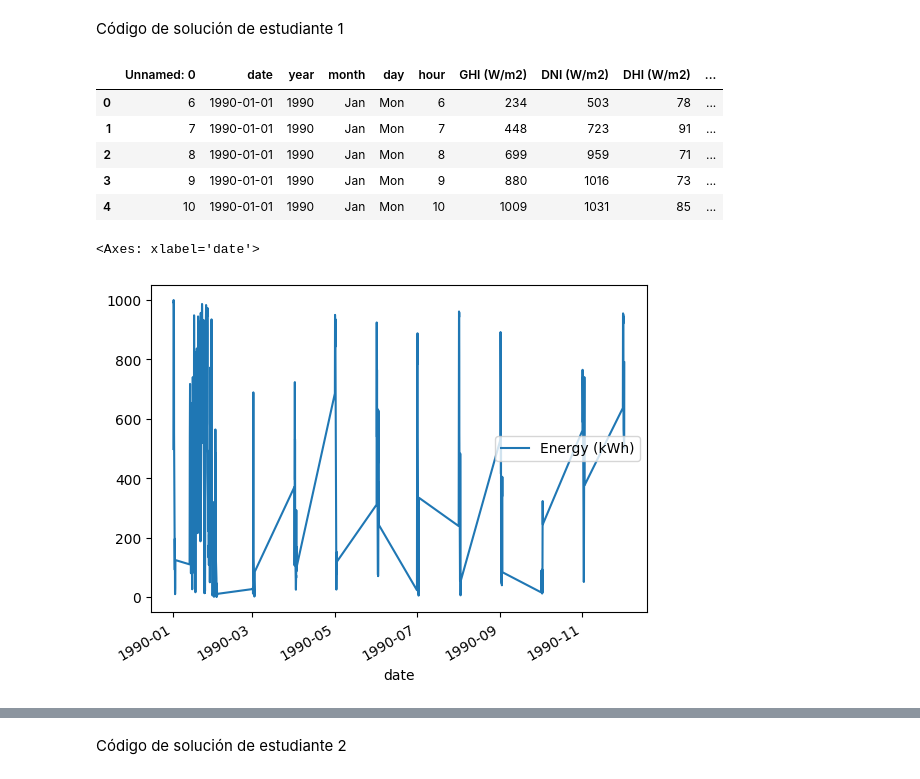
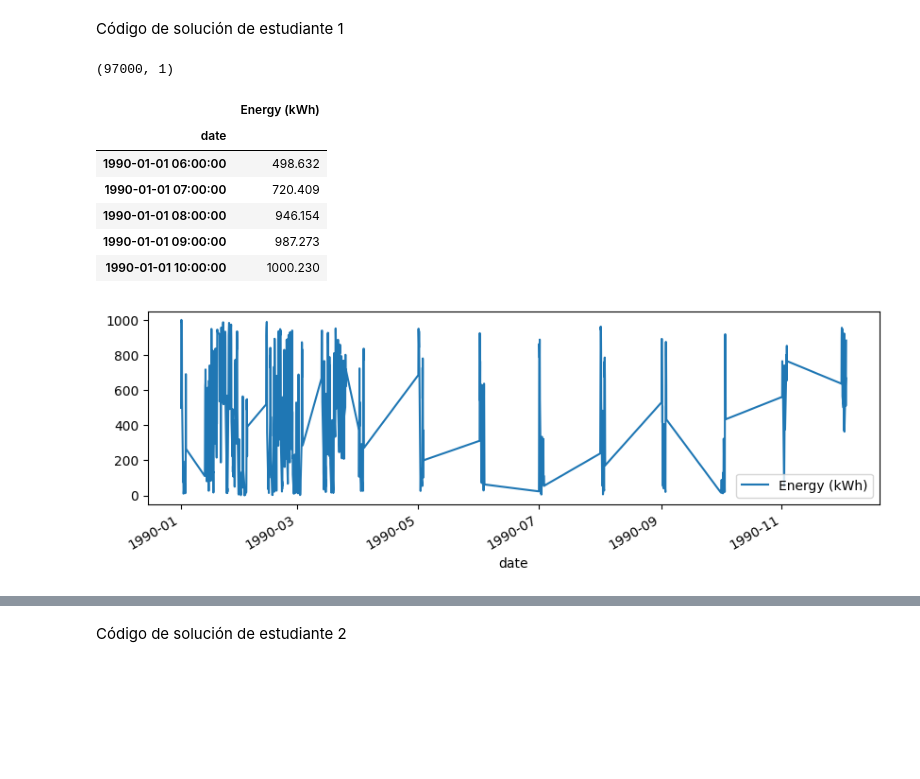
Before and after one commit to xagallegos/ProyectoConjunto_XGallegos_CERodriguez, a Jupyter notebook: Tarea3.ipynb, the cells around one changed output, grey strips where cells are left out. Saved outputs shown, nothing was run; the diff lists cells and outputs as text; code cells hidden in the pictures; blank space fills up the shorter version.

```diff
--- a/Tarea3.ipynb
+++ b/Tarea3.ipynb
@@ -167,12 +180,3 @@ Código de solución de estudiante 1
 # Código de solución de estudiante 1
 file = 'https://github.com/quaesito/time-series-forecast-sarimax-prophet/blob/master/A4.xlsx?raw=true'
 forecast = LinearForecast(file, 'xlsx')
-# %%
-forecast.data.head()
-# %% [output]
-|  | Unnamed: 0 | date | year | month | day | hour | GHI (W/m2) | DNI (W/m2) | DHI (W/m2) | ... |
-| 0 | 6 | 1990-01-01 | 1990 | Jan | Mon | 6 | 234 | 503 | 78 | ... |
-| 1 | 7 | 1990-01-01 | 1990 | Jan | Mon | 7 | 448 | 723 | 91 | ... |
-| 2 | 8 | 1990-01-01 | 1990 | Jan | Mon | 8 | 699 | 959 | 71 | ... |
-| 3 | 9 | 1990-01-01 | 1990 | Jan | Mon | 9 | 880 | 1016 | 73 | ... |
-| 4 | 10 | 1990-01-01 | 1990 | Jan | Mon | 10 | 1009 | 1031 | 85 | ... |
@@ -179,15 +185,28 @@ forecast.data.head()
 # %%
-# Sumar fecha y hora
-forecast.data.date = [d + pd.Timedelta(h, unit='hour') for d, h in forecast.data[['date', 'hour']].values]
-forecast.data.set_index('date', inplace=True) # asignarla como índice
+for df in [forecast.data, forecast.train, forecast.test]:
+    # Sumar fecha y hora
+    df.date = [d + pd.Timedelta(h, unit='hour') for d, h in df[['date', 'hour']].values]
+    df.set_index('date', inplace=True) # asignarla como índice
 
-# Conservar únicamente la fecha y la columna a predecir -> energía
-forecast.data.drop(columns = [c for c in forecast.data.columns if c != 'Energy (kWh)'], inplace=True)
+    # Conservar únicamente la fecha y la columna a predecir -> energía
+    df.drop(columns = [c for c in df.columns if c != 'Energy (kWh)'], inplace=True)
+
+print(forecast.data.shape)
+forecast.data.head()
+# %% [output]
+(97000, 1)
+|  | Energy (kWh) |
+| date |  |
+| 1990-01-01 06:00:00 | 498.632 |
+| 1990-01-01 07:00:00 | 720.409 |
+| 1990-01-01 08:00:00 | 946.154 |
+| 1990-01-01 09:00:00 | 987.273 |
+| 1990-01-01 10:00:00 | 1000.230 |
 # %%
 # Graficar la serie de tiempo
-forecast.data[:500].plot()
+forecast.data[:1000].plot(figsize=(10,3))
+plt.show()
 # %% [output]
-<Axes: xlabel='date'>
-[figure, old version]
+[figure, new version]
 # %%
 # Graficar ACF y PAC
```
Also changed, not shown: parts of 12 cells of this notebook.
